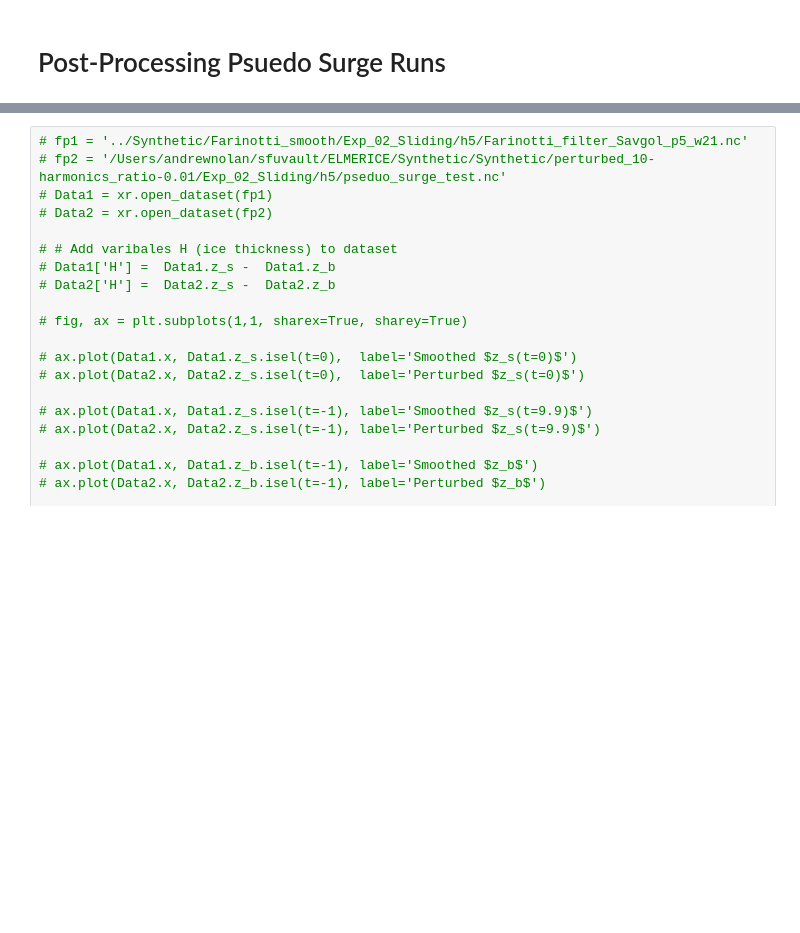
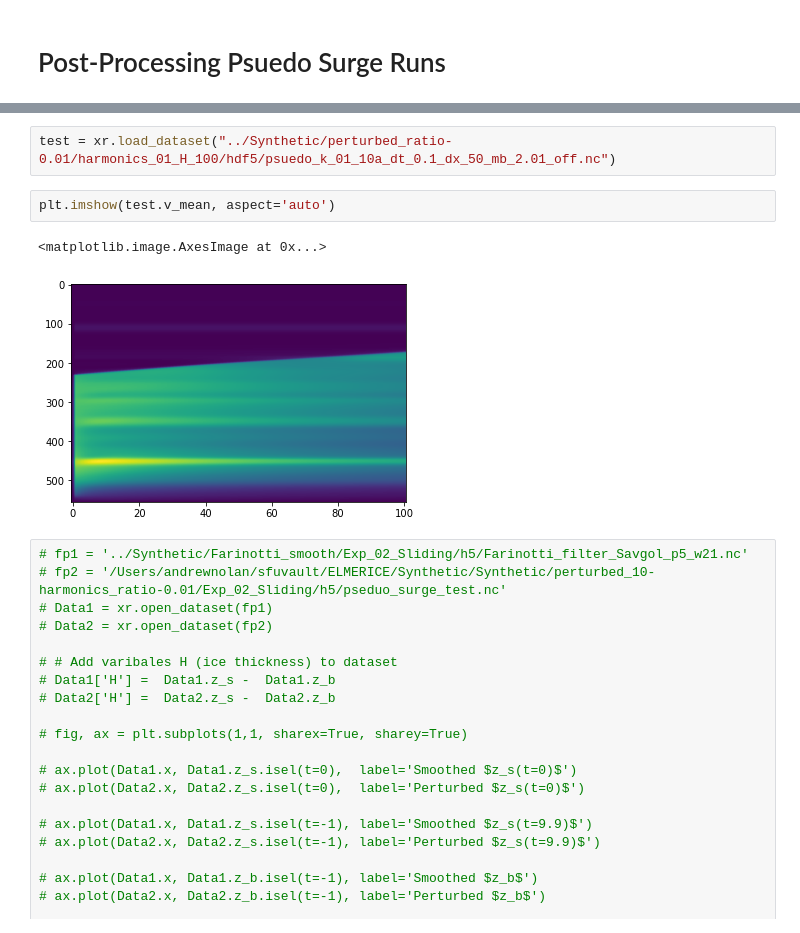
Before and after one commit to andrewdnolan/Harmonic_Beds, a Jupyter notebook: Notebooks/04.NS_postprocessing.ipynb, the cells around one changed output, grey strips where cells are left out. Saved outputs shown, nothing was run; the diff lists cells and outputs as text; blank space fills up the shorter version.

```diff
--- a/Notebooks/04.NS_postprocessing.ipynb
+++ b/Notebooks/04.NS_postprocessing.ipynb
@@ -42,3 +31,10 @@
+# %%
+test = xr.load_dataset("../Synthetic/perturbed_ratio-0.01/harmonics_01_H_100/hdf5/psuedo_k_01_10a_dt_0.1_dx_50_mb_2.01_off.nc")
+# %%
+plt.imshow(test.v_mean, aspect='auto')
+# %% [output]
+<matplotlib.image.AxesImage at 0x...>
+[figure, added]
 # %%
 # fp1 = '../Synthetic/Farinotti_smooth/Exp_02_Sliding/h5/Farinotti_filter_Savgol_p5_w21.nc'
 # fp2 = '/Users/andrewnolan/sfuvault/ELMERICE/Synthetic/Synthetic/perturbed_10-harmonics_ratio-0.01/Exp_02_Sliding/h5/pseduo_surge_test.nc'
```
Also changed, not shown: parts of 5 cells of this notebook, 7 other files.
